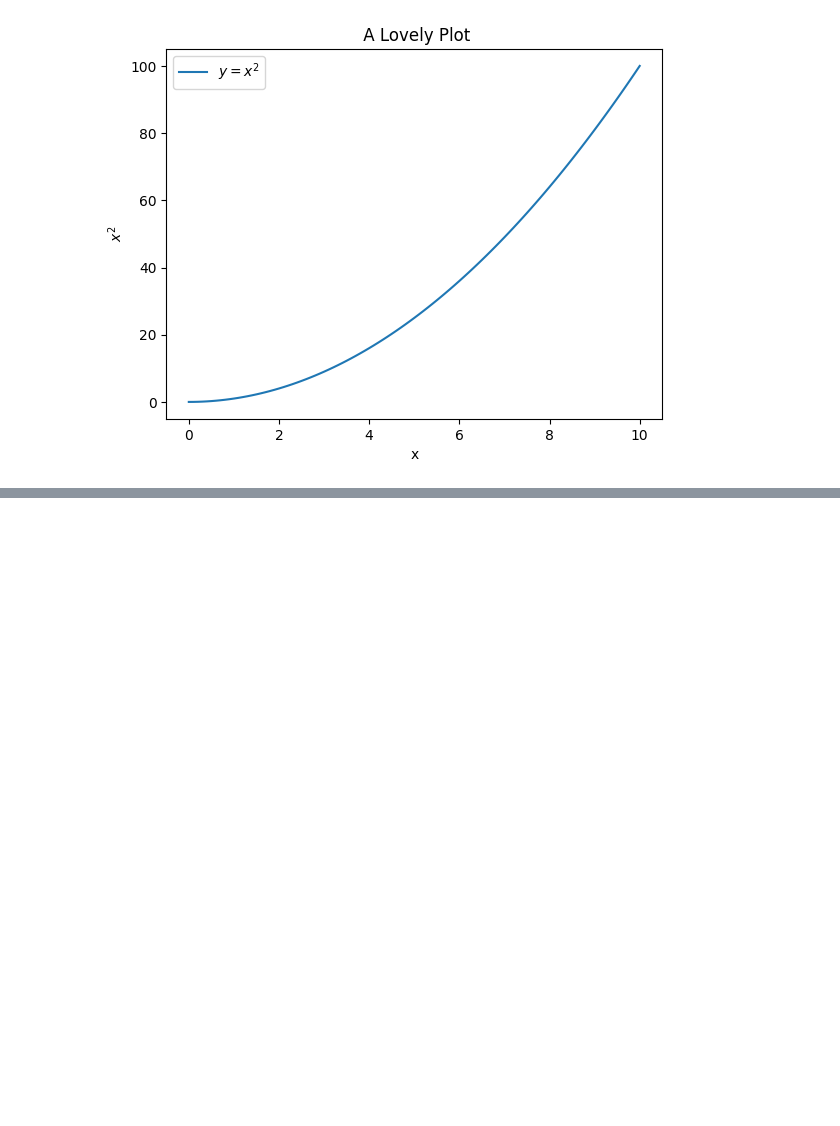
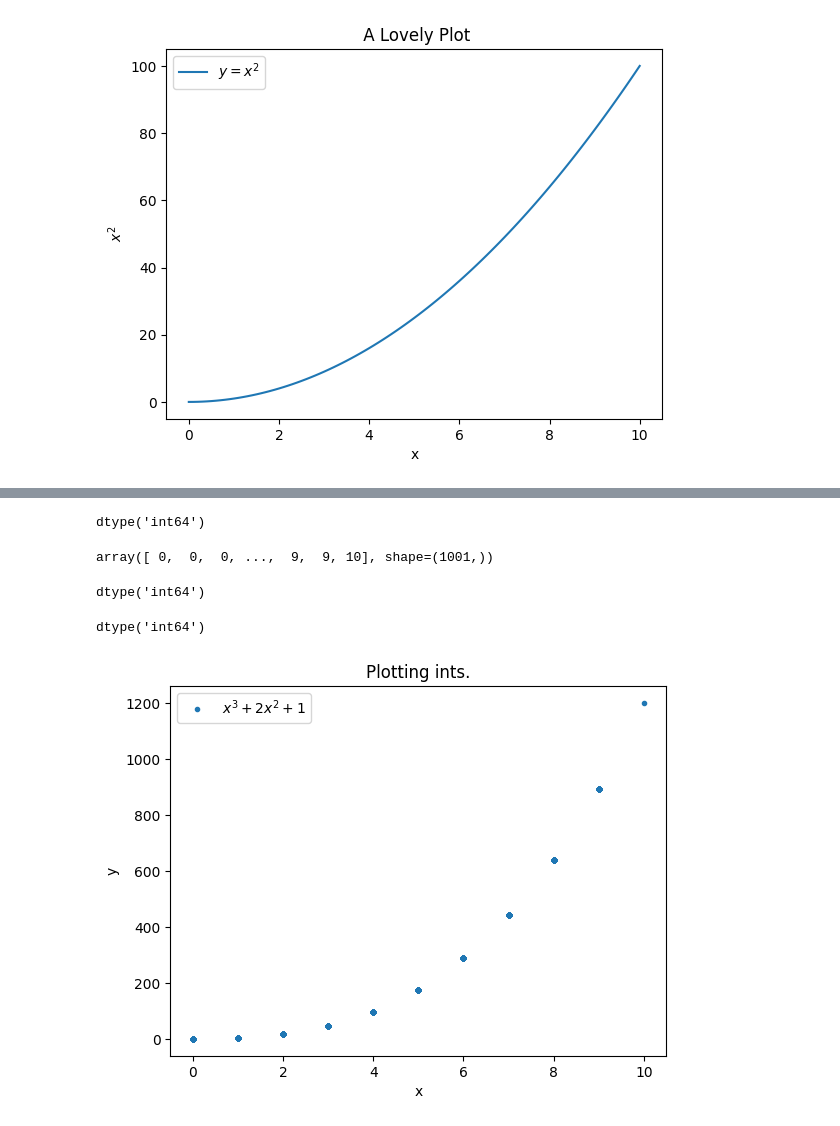
Before and after one commit to LDonn32/PoDA-weekly-lectures-, a Jupyter notebook: matplotlib.ipynb, the cells around one changed output, grey strips where cells are left out. Drawn from its saved outputs; the diff is of its cells as text; code cells hidden in the pictures; blank space fills up the shorter version.

```diff
--- a/matplotlib.ipynb
+++ b/matplotlib.ipynb
@@ -66,0 +120,45 @@ plt.title(' A Lovely Plot');
+# %%
+# The type
+x.dtype
+# %% [output]
+dtype('int64')
+# %%
+# Domains of x values
+# https://numpy.org/doc/stable/reference/generated/numpy.linspace.html
+x = np.linspace(0, 10, 1001, dtype=int)
+
+# show.
+x
+# %% [output]
+array([ 0,  0,  0, ...,  9,  9, 10], shape=(1001,))
+# %%
+# The type
+x.dtype
+# %% [output]
+dtype('int64')
+# %%
+# x cubed plus 2 x squared plus 1.
+y = x**3 + 2 * x**2 + 1
+# %%
+# Type of y
+y.dtype
+# %% [output]
+dtype('int64')
+# %%
+# Plot x vs y.
+plt.plot(x, y, '.', label='$x^3 + 2x^2 + 1$')
+
+# '.' shows data as dots rather than a line. more appropriate for ints
+
+# Add a legend.
+plt.legend()
+
+# Add labels.
+
+plt.xlabel('x')
+plt.ylabel('y')
+
+# add a title
+plt.title('Plotting ints.');
+# %% [output]
+[figure, added]
```
Also changed, not shown: parts of 7 cells of this notebook.
